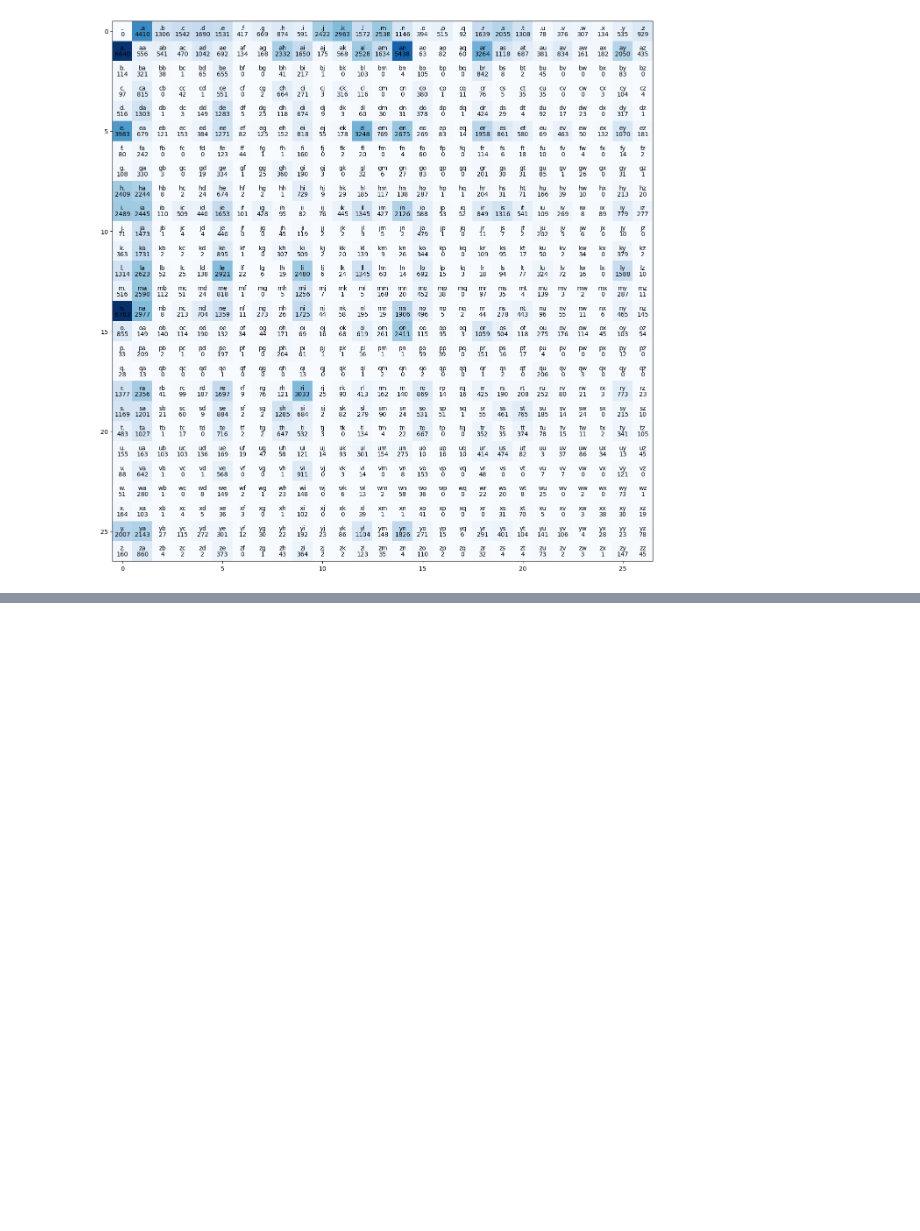
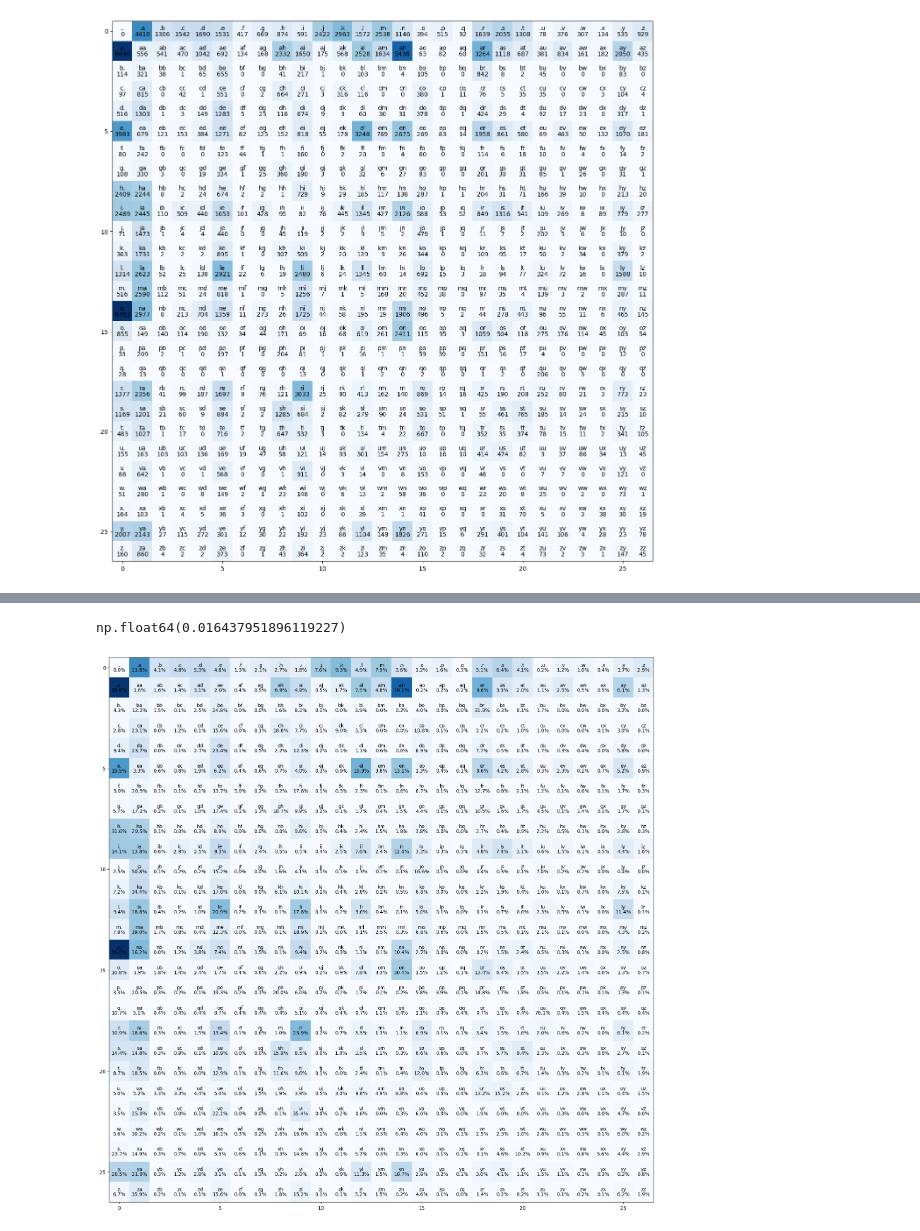
Before and after one commit to SaheerLulu/LLM, a Jupyter notebook: LLM Basics to Advanced.ipynb, the cells around one changed output, grey strips where cells are left out. Saved outputs shown, nothing was run; the diff lists cells and outputs as text; code cells hidden in the pictures; blank space fills up the shorter version.

```diff
--- a/LLM Basics to Advanced.ipynb
+++ b/LLM Basics to Advanced.ipynb
@@ -6,7 +6,7 @@
 - generate till end of text
 # %%
 import random
-
+random.seed(10)
 data = open('names.txt',"r").read().splitlines()
 characters = "".join( sorted(list(set("".join(data)))))
 characters= "."+characters
@@ -21,6 +21,6 @@ def generatetext(characters):
             break
     print(text)
 
-for i in range(25):
+for i in range(20):
     generatetext(characters)
 # %% [output]
@@ -108,0 +142,2 @@ stoi.ke
+# %%
+P = (N+1)/N.sum(axis=1,keepdims=True)
@@ -108,0 +168,14 @@ stoi.ke
+# %%
+P[1,1]
+# %% [output]
+np.float64(0.016437951896119227)
+# %%
+plt.figure(figsize=(20,20))
+plt.imshow(N,cmap='Blues')
+
+for i in range(len(N)):
+    for j in range(len(N)):
+        plt.text(j,i,str(round(P[i,j]*100,1))+"%",ha="center",va="top",fontdict={'size':10})
+        plt.text(j,i,stoi[i]+stoi[j],ha="center",va="bottom")
+# %% [output]
+[figure, added]
```
Also changed, not shown: parts of 24 cells of this notebook, 1 other file.
